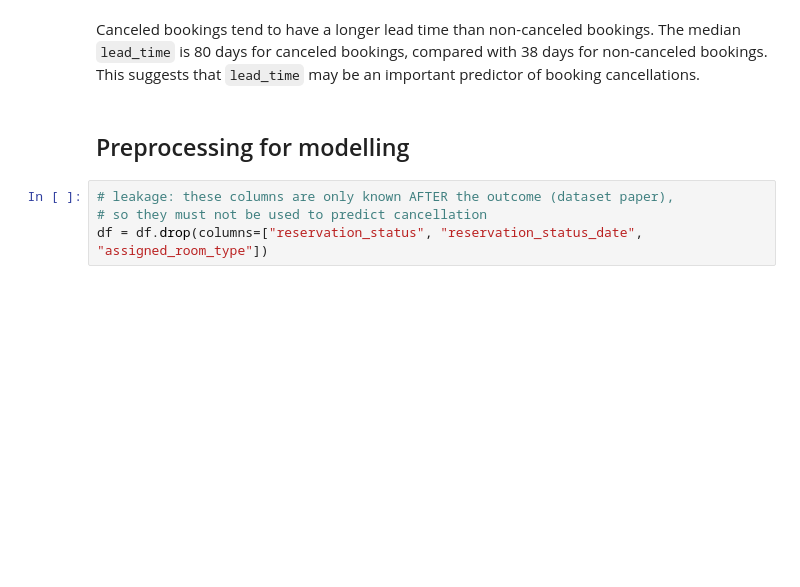
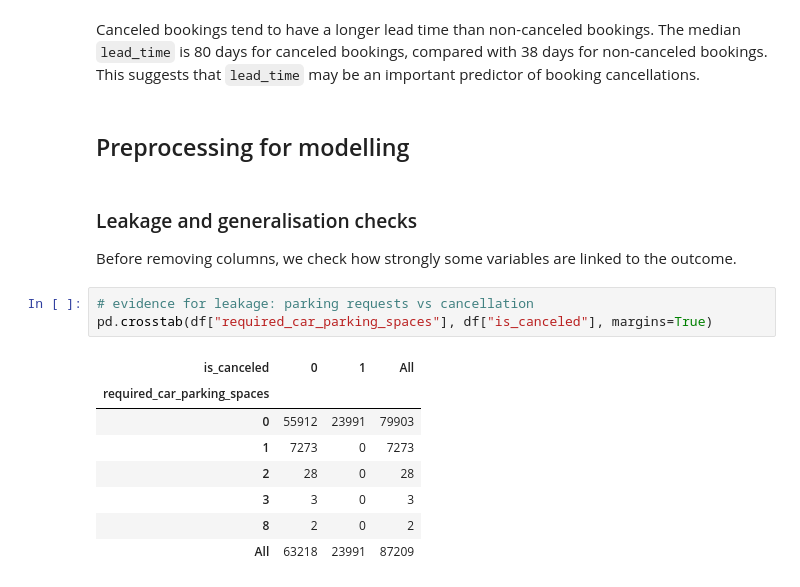
Before and after one commit to hadhanushkadesilva-web/hotel-cancellation-ml, a Jupyter notebook: notebooks/01_eda_preprocessing.ipynb, the cells around one changed output. Saved outputs shown, nothing was run; the diff lists cells and outputs as text; blank space fills up the shorter version.

```diff
--- a/notebooks/01_eda_preprocessing.ipynb
+++ b/notebooks/01_eda_preprocessing.ipynb
@@ -335,7 +335,18 @@ plt.show()
 Canceled bookings tend to have a longer lead time than non-canceled bookings. The median `lead_time` is 80 days for canceled bookings, compared with 38 days for non-canceled bookings. This suggests that `lead_time` may be an important predictor of booking cancellations.
 # %% [markdown]
 ## Preprocessing for modelling
-# %%
-# leakage: these columns are only known AFTER the outcome (dataset paper),
-# so they must not be used to predict cancellation
-df = df.drop(columns=["reservation_status", "reservation_status_date", "assigned_room_type"])
+# %% [markdown]
+### Leakage and generalisation checks
+Before removing columns, we check how strongly some variables are linked to the outcome.
+# %%
+# evidence for leakage: parking requests vs cancellation
+pd.crosstab(df["required_car_parking_spaces"], df["is_canceled"], margins=True)
+# %% [output]
+| is_canceled | 0 | 1 | All |
+| required_car_parking_spaces |  |  |  |
+| 0 | 55912 | 23991 | 79903 |
+| 1 | 7273 | 0 | 7273 |
+| 2 | 28 | 0 | 28 |
+| 3 | 3 | 0 | 3 |
+| 8 | 2 | 0 | 2 |
+| All | 63218 | 23991 | 87209 |
```
Also changed, not shown: parts of 5 cells of this notebook, 2 other files.
